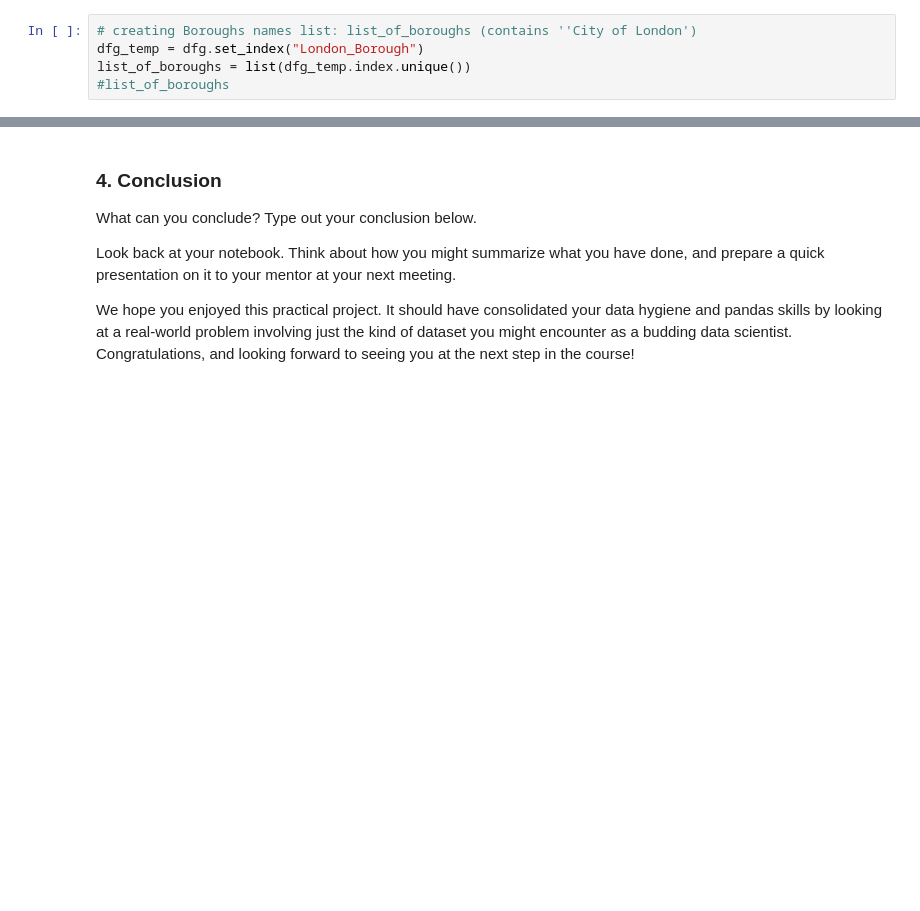
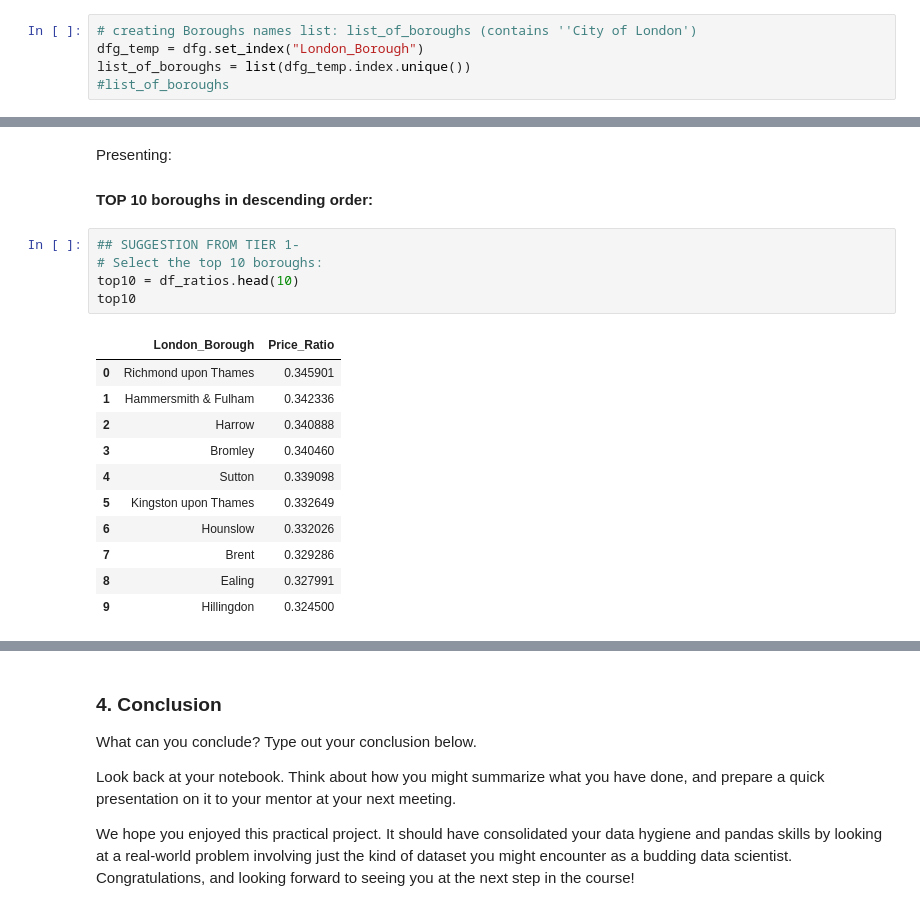
Before and after one commit to Libiv/Springboard, a Jupyter notebook: Unit 4 Challenge - Tier 3 - Libi_Final.ipynb, the cells around one changed output, grey strips where cells are left out. Drawn from its saved outputs; the diff is of its cells as text; blank space fills up the shorter version.

```diff
--- a/Unit 4 Challenge - Tier 3 - Libi_Final.ipynb
+++ b/Unit 4 Challenge - Tier 3 - Libi_Final.ipynb
@@ -580,0 +561,20 @@ ax.set_xticklabels(top15.Borough)
+# %% [markdown]
+Presenting:
+#### TOP 10 boroughs in descending order:
+# %%
+## SUGGESTION FROM TIER 1-
+# Select the top 10 boroughs:
+top10 = df_ratios.head(10)
+top10
+# %% [output]
+|  | London_Borough | Price_Ratio |
+| 0 | Richmond upon Thames | 0.345901 |
+| 1 | Hammersmith & Fulham | 0.342336 |
+| 2 | Harrow | 0.340888 |
+| 3 | Bromley | 0.340460 |
+| 4 | Sutton | 0.339098 |
+| 5 | Kingston upon Thames | 0.332649 |
+| 6 | Hounslow | 0.332026 |
+| 7 | Brent | 0.329286 |
+| 8 | Ealing | 0.327991 |
+| 9 | Hillingdon | 0.324500 |
```
Also changed, not shown: parts of 17 cells of this notebook.
